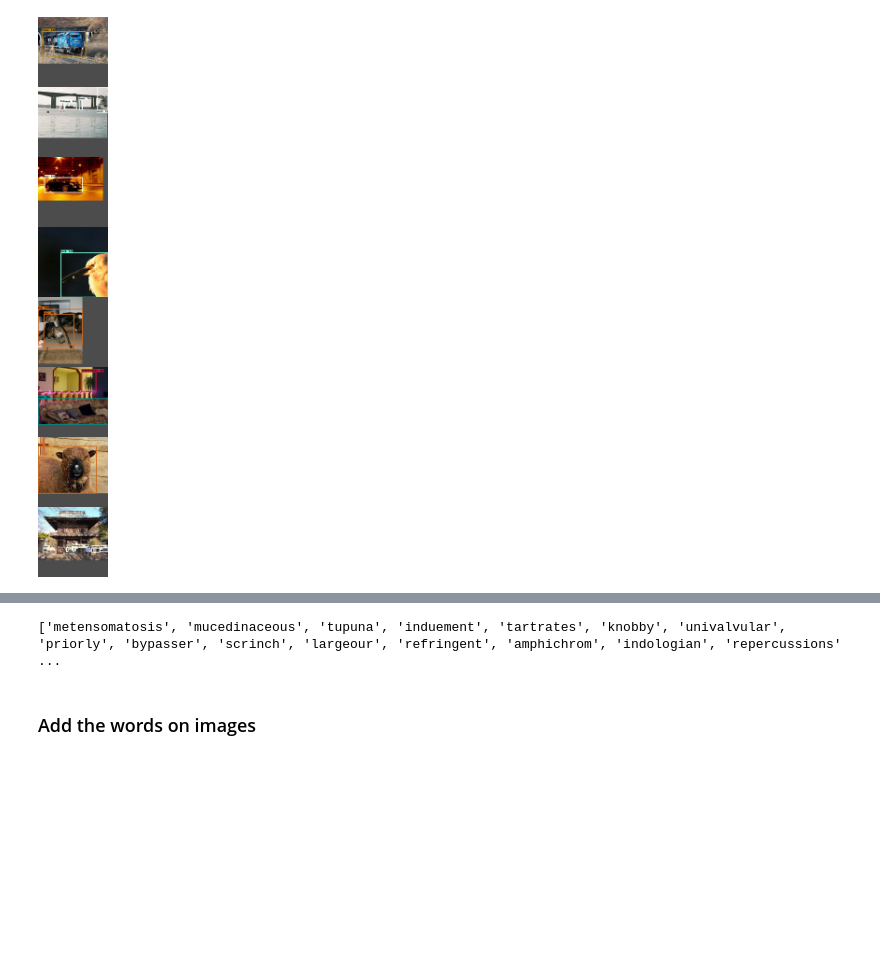
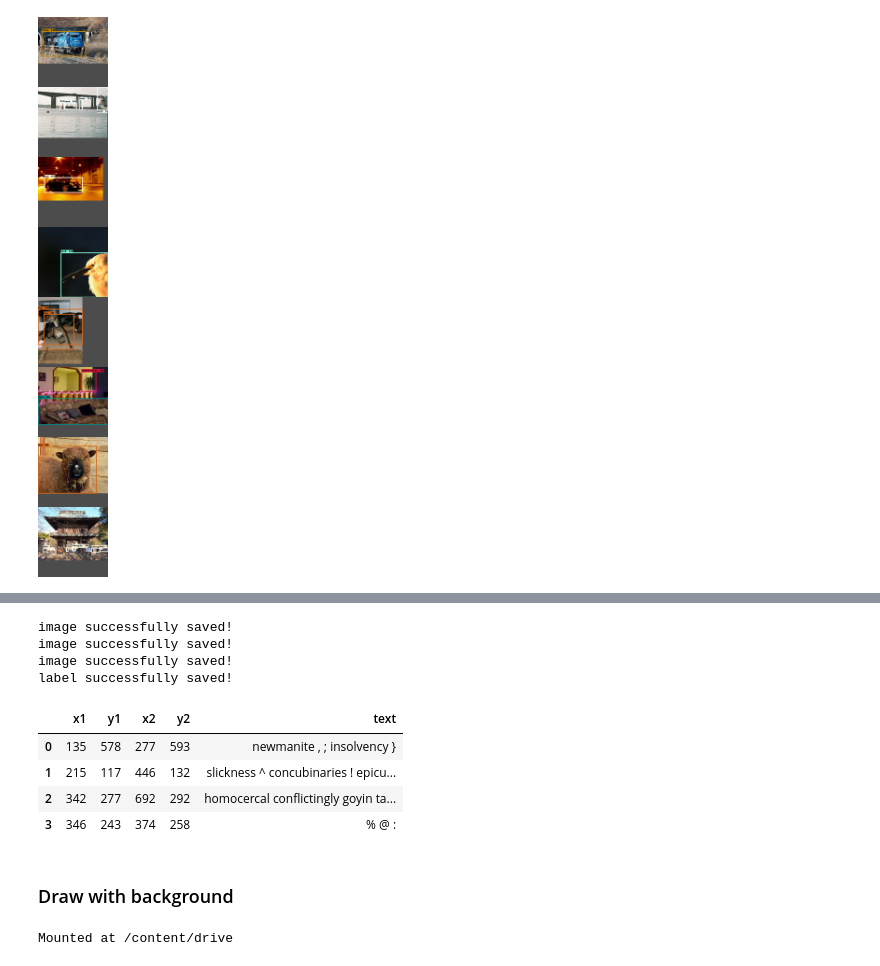
Before and after one commit to alixintong/btt-ai-know-your-customer, a Jupyter notebook: pix2seq_finetuning_object_detection.ipynb, the cells around one changed output, grey strips where cells are left out. Cells and saved outputs as stored; diff of their text form; code cells hidden in the pictures; blank space fills up the shorter version.

Commit message:
Finished the easy dataset & labels

```diff
--- a/pix2seq_finetuning_object_detection.ipynb
+++ b/pix2seq_finetuning_object_detection.ipynb
@@ -276,14 +307,0 @@ Successfully installed random-word-1.0.11
-# %%
-from random_word import RandomWords
-
-a_list = []
-random_words = RandomWords()
-for number in range(1, 16):
-  a_list.append(random_words.get_random_word())
-
-
-print(a_list)
-# %% [output]
-['metensomatosis', 'mucedinaceous', 'tupuna', 'induement', 'tartrates', 'knobby', 'univalvular', 'priorly', 'bypasser', 'scrinch', 'largeour', 'refringent', 'amphichrom', 'indologian', 'repercussions' ...
-# %% [markdown]
-### Add the words on images
@@ -289,0 +316,27 @@ print(a_list)
+# %%
+# a function to calculate the text size
+def get_text_dimensions(text_string, font):
+    # https://levelup.gitconnected.com/how-to-properly-calculate-text-size-in-pil-images-17a2cc6f51fd
+    # https://stackoverflow.com/a/46220683/9263761
+    ascent, descent = font.getmetrics()
+
+    text_width = font.getmask(text_string).getbbox()[2]
+    text_height = font.getmask(text_string).getbbox()[3] + descent
+
+    return (text_width, text_height)
+# %%
+def valid_text_coordinates(x, y, x1, y1, x2, y2):
+  end_x = x + text_width
+  end_y = x + text_height
+
+  # NO NEED FOR THIS CASE (since we directly draw text on the rectangle)
+  # check if the text is outside the rectangle
+  # e.g. rec_coord = [(0,0),(620, 680)]
+  # if x < rec_coord[0][0] | x > rec_coord[1][0] | y < rec_coord[0][1] | y > rec_coord[1][1]):
+  #   return False
+
+  # check if the text is overlapped with previously added text
+  for i in range(0, len(coord_list)):
+    if (x >= x1[i] & x <= x2[i] & y <= y1[i] & y >= y2[i]) or (end_x>=x1[i] & end_x<=x2[i] & end_y <= y1[i] & end_y >= y2[i]):
+      return False
+  return True
@@ -289,0 +438,20 @@ print(a_list)
+# %%
+generate_imgs(3)
+# %% [output]
+image successfully saved!
+image successfully saved!
+image successfully saved!
+label successfully saved!
+|  | x1 | y1 | x2 | y2 | text |
+| 0 | 135 | 578 | 277 | 593 | newmanite , ; insolvency } |
+| 1 | 215 | 117 | 446 | 132 | slickness ^ concubinaries ! epicu... |
+| 2 | 342 | 277 | 692 | 292 | homocercal conflictingly goyin ta... |
+| 3 | 346 | 243 | 374 | 258 | % @ : |
+# %% [markdown]
+### Draw with background
+# %%
+# this cell allows access to our folder
+from google.colab import drive
+drive.mount('/content/drive', force_remount=True)
+# %% [output]
+Mounted at /content/drive
```
Also changed, not shown: parts of 22 cells of this notebook.
